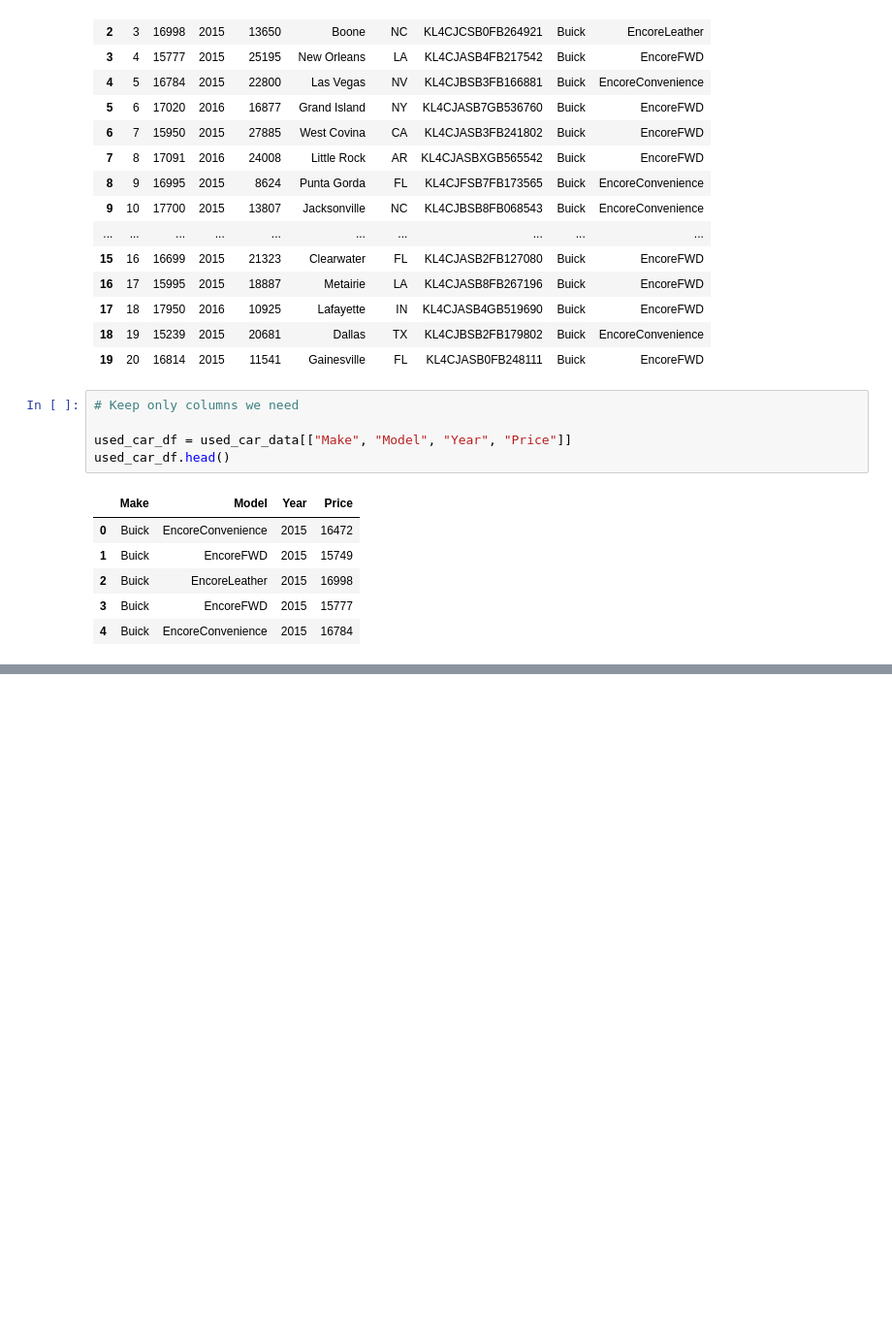
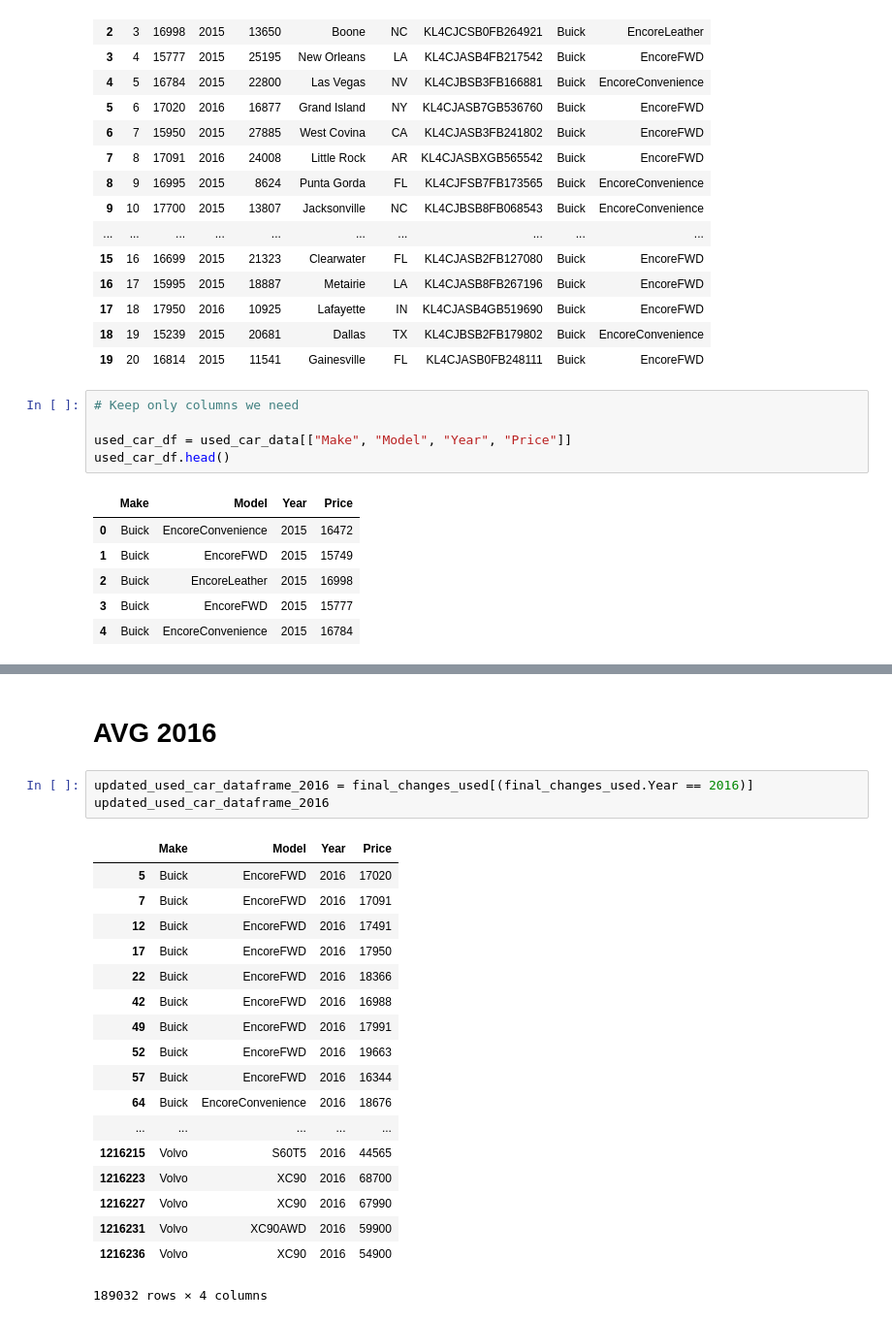
Before and after one commit to Yara1994/ETL_avg_car_price, a Jupyter notebook: ETL.ipynb, the cells around one changed output, grey strips where cells are left out. Shown at 97% size. Drawn from its saved outputs; the diff is of its cells as text; blank space fills up the shorter version.

```diff
--- a/ETL.ipynb
+++ b/ETL.ipynb
@@ -255,0 +250,24 @@ avg_price_2015
+# %% [markdown]
+# AVG 2016
+# %%
+updated_used_car_dataframe_2016 = final_changes_used[(final_changes_used.Year == 2016)]
+updated_used_car_dataframe_2016
+# %% [output]
+|  | Make | Model | Year | Price |
+| 5 | Buick | EncoreFWD | 2016 | 17020 |
+| 7 | Buick | EncoreFWD | 2016 | 17091 |
+| 12 | Buick | EncoreFWD | 2016 | 17491 |
+| 17 | Buick | EncoreFWD | 2016 | 17950 |
+| 22 | Buick | EncoreFWD | 2016 | 18366 |
+| 42 | Buick | EncoreFWD | 2016 | 16988 |
+| 49 | Buick | EncoreFWD | 2016 | 17991 |
+| 52 | Buick | EncoreFWD | 2016 | 19663 |
+| 57 | Buick | EncoreFWD | 2016 | 16344 |
+| 64 | Buick | EncoreConvenience | 2016 | 18676 |
+| ... | ... | ... | ... | ... |
+| 1216215 | Volvo | S60T5 | 2016 | 44565 |
+| 1216223 | Volvo | XC90 | 2016 | 68700 |
+| 1216227 | Volvo | XC90 | 2016 | 67990 |
+| 1216231 | Volvo | XC90AWD | 2016 | 59900 |
+| 1216236 | Volvo | XC90 | 2016 | 54900 |
+189032 rows × 4 columns
```
Also changed, not shown: parts of 29 cells of this notebook, 1 other file.
